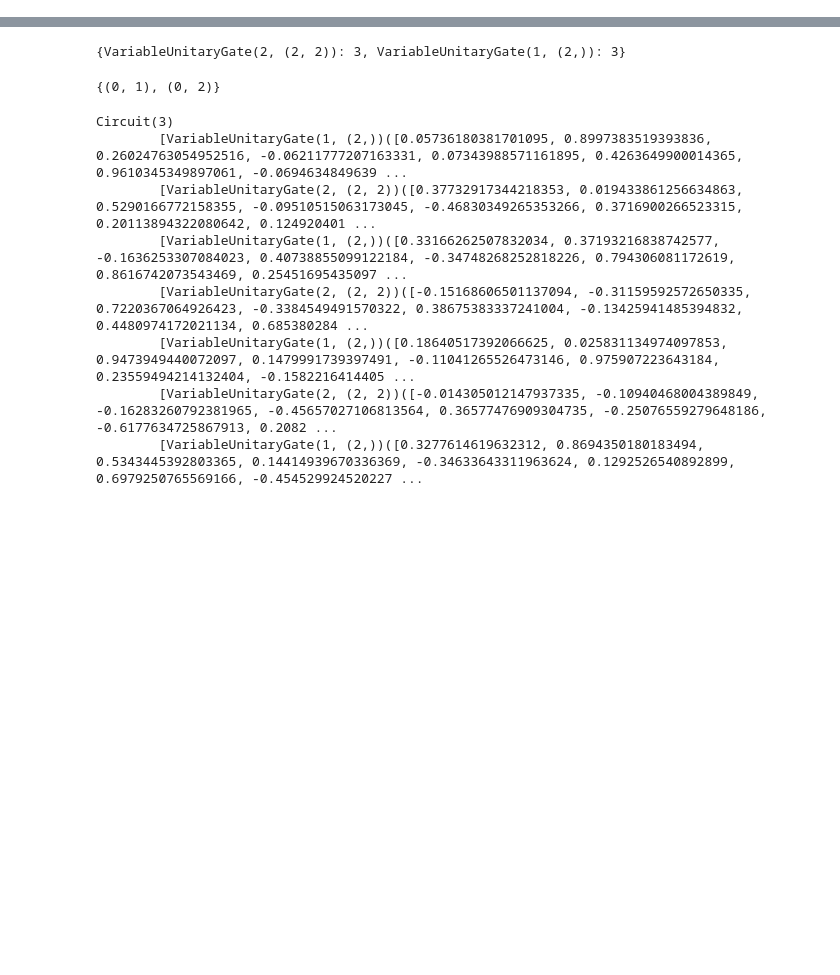
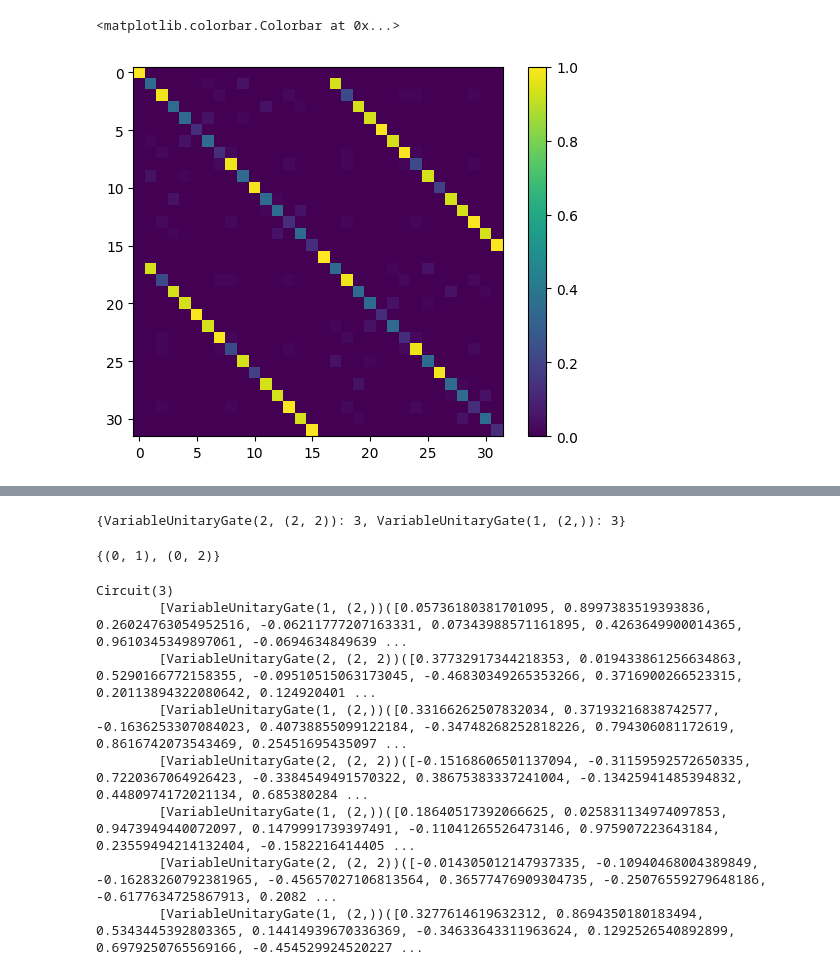
Before and after one commit to lamq317/Circ_synthesis, a Jupyter notebook: Notebooks/Compilation_tests.ipynb, the cells around one changed output, grey strips where cells are left out. Saved outputs shown, nothing was run; the diff lists cells and outputs as text; code cells hidden in the pictures; blank space fills up the shorter version.

```diff
--- a/Notebooks/Compilation_tests.ipynb
+++ b/Notebooks/Compilation_tests.ipynb
@@ -180,4 +215,4 @@ def run_qfast_flow(in_circuit,
 # %%
-synt_pass = 'qsearch'
-nworkers = 6
-t_idx = 1
+synt_pass = 'qfast'
+nworkers = 4
+t_idx = 256
@@ -266,0 +219,2 @@ KeyboardInterrupt:
+# %%
+loadMat = spio.loadmat('../data/DFG.mat',squeeze_me=True)
@@ -266,0 +227,20 @@ KeyboardInterrupt:
+# %%
+Ham = loadMat['p']['H'].item()
+R = loadMat['p']['R'].item()
+t_grid = loadMat['p']['time_grid1'].item()
+
+TimeGen = (-1j*Ham+R)*t_grid[t_idx]
+ExpGen = expm(TimeGen)
+
+####Embedding in unitary...
+
+EmbUn = EmbedInU(ExpGen)
+
+#nqubs = 4
+#SubU = np.copy(EmbUn[0:2**nqubs,0:2**nqubs])
+
+#SubEmbU = EmbedInU(SubU)
+
+
+#in_circuit = Circuit.from_unitary(SubEmbU)
+in_circuit = Circuit.from_unitary(EmbUn)
@@ -266,0 +596,2 @@ KeyboardInterrupt:
+# %%
+Circ = CliffRotSynthesis(EmbUn,0)
@@ -266,0 +622,7 @@ KeyboardInterrupt:
+# %%
+plt.imshow(np.abs(Circ.get_unitary()), cmap='viridis', interpolation='nearest')
+# Add a color bar to sh-1j*ow the scale
+plt.colorbar()
+# %% [output]
+<matplotlib.colorbar.Colorbar at 0x...>
+[figure, added]
```
Also changed, not shown: parts of 75 cells of this notebook, 22 other files.
